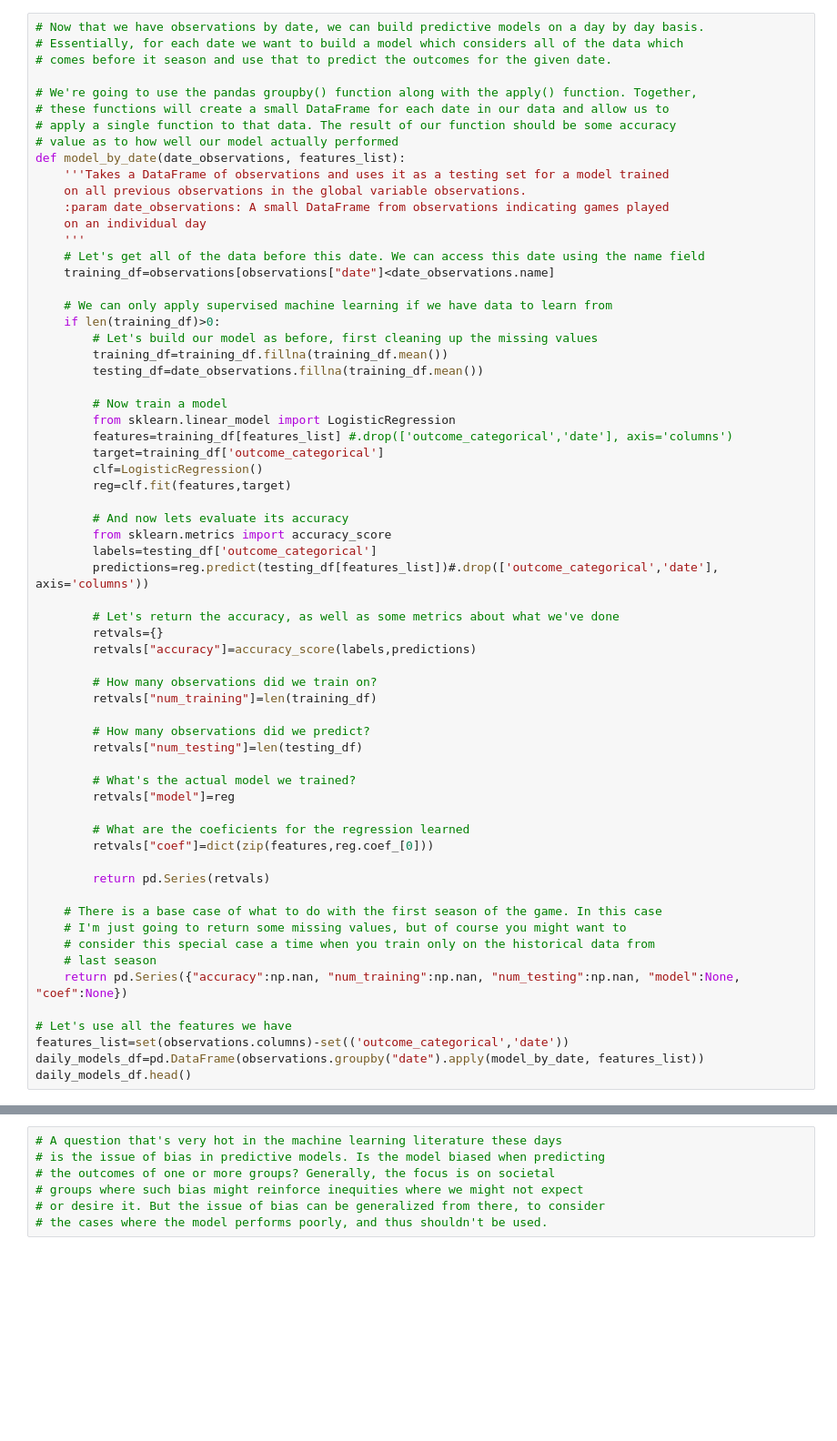
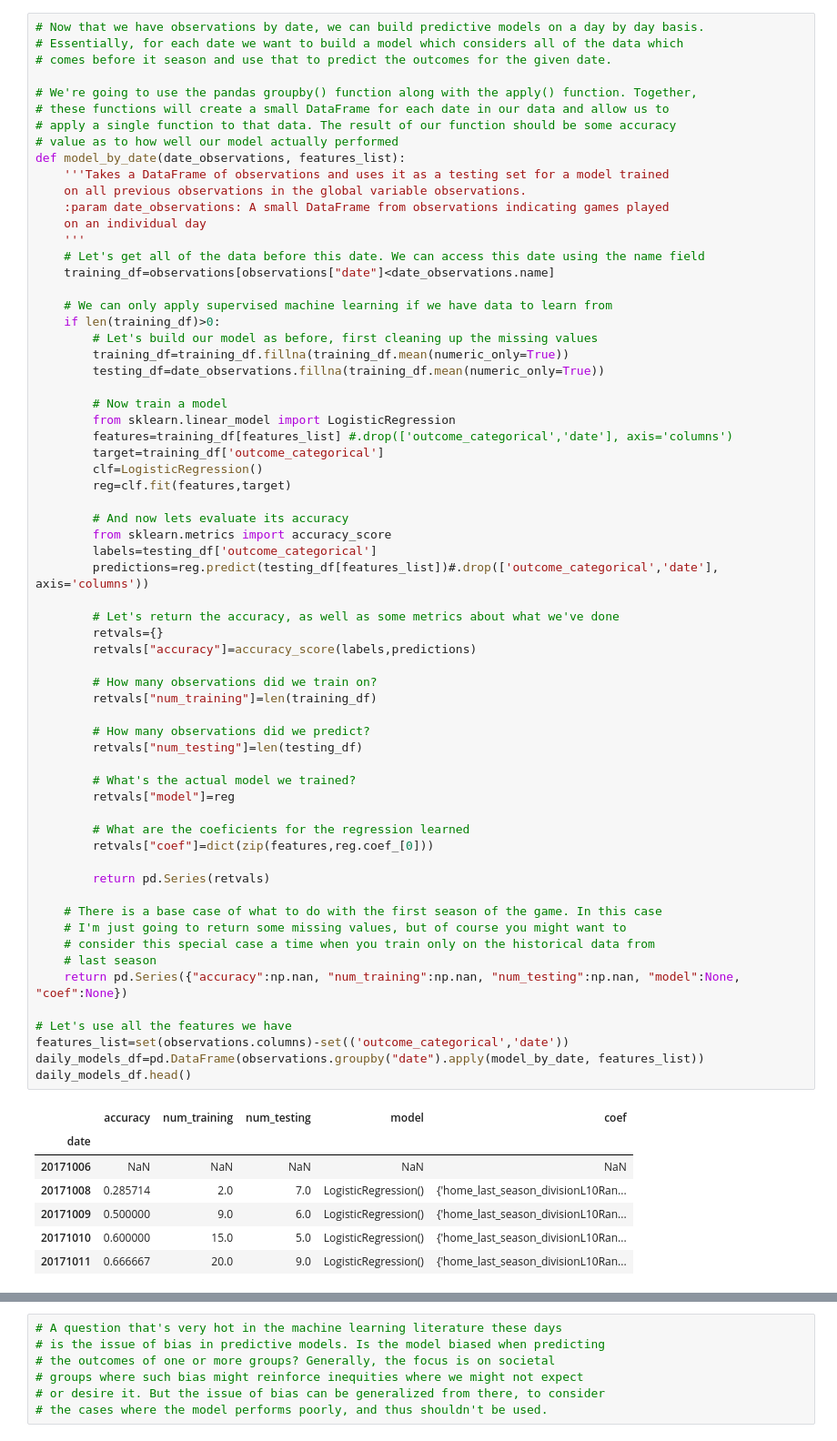
Before and after one commit to jbaviation/coursera_sports, a Jupyter notebook: 5_Introduction to Machine Learning in Sports Analytics/hockey_wins-2.ipynb, the cells around one changed output, grey strips where cells are left out. Shown at 91% size. Cells and saved outputs as stored; diff of their text form; blank space fills up the shorter version.

```diff
--- a/5_Introduction to Machine Learning in Sports Analytics/hockey_wins-2.ipynb
+++ b/5_Introduction to Machine Learning in Sports Analytics/hockey_wins-2.ipynb
@@ -43,8 +59,8 @@ def model_by_date(date_observations, features_list):
     # We can only apply supervised machine learning if we have data to learn from
     if len(training_df)>0:
         # Let's build our model as before, first cleaning up the missing values
-        training_df=training_df.fillna(training_df.mean())
-        testing_df=date_observations.fillna(training_df.mean())
+        training_df=training_df.fillna(training_df.mean(numeric_only=True))
+        testing_df=date_observations.fillna(training_df.mean(numeric_only=True))
 
         # Now train a model
         from sklearn.linear_model import LogisticRegression
@@ -59,33 +75,41 @@ def model_by_date(date_observations, features_list):
         predictions=reg.predict(testing_df[features_list])#.drop(['outcome_categorical','date'], axis='columns'))
 
         # Let's return the accuracy, as well as some metrics about what we've done
         retvals={}
         retvals["accuracy"]=accuracy_score(labels,predictions)
 
         # How many observations did we train on?
         retvals["num_training"]=len(training_df)
 
         # How many observations did we predict?
         retvals["num_testing"]=len(testing_df)
 
         # What's the actual model we trained?
         retvals["model"]=reg
 
         # What are the coeficients for the regression learned
         retvals["coef"]=dict(zip(features,reg.coef_[0]))
 
         return pd.Series(retvals)
 
     # There is a base case of what to do with the first season of the game. In this case
     # I'm just going to return some missing values, but of course you might want to
     # consider this special case a time when you train only on the historical data from
     # last season
     return pd.Series({"accuracy":np.nan, "num_training":np.nan, "num_testing":np.nan, "model":None, "coef":None})
 
 # Let's use all the features we have
 features_list=set(observations.columns)-set(('outcome_categorical','date'))
 daily_models_df=pd.DataFrame(observations.groupby("date").apply(model_by_date, features_list))
 daily_models_df.head()
+# %% [output]
+|  | accuracy | num_training | num_testing | model | coef |
+| date |  |  |  |  |  |
+| 20171006 | NaN | NaN | NaN | NaN | NaN |
+| 20171008 | 0.285714 | 2.0 | 7.0 | LogisticRegression() | {'home_last_season_divisionL10Ran... |
+| 20171009 | 0.500000 | 9.0 | 6.0 | LogisticRegression() | {'home_last_season_divisionL10Ran... |
+| 20171010 | 0.600000 | 15.0 | 5.0 | LogisticRegression() | {'home_last_season_divisionL10Ran... |
+| 20171011 | 0.666667 | 20.0 | 9.0 | LogisticRegression() | {'home_last_season_divisionL10Ran... |
 # %%
 # Great! We've productionize this code a bit, or at least simulate a production deployment
 # Let's do a bit of analysis to see how our model performs - as a daily average - throughout
```
Also changed, not shown: parts of 7 cells of this notebook, 3 other files.
